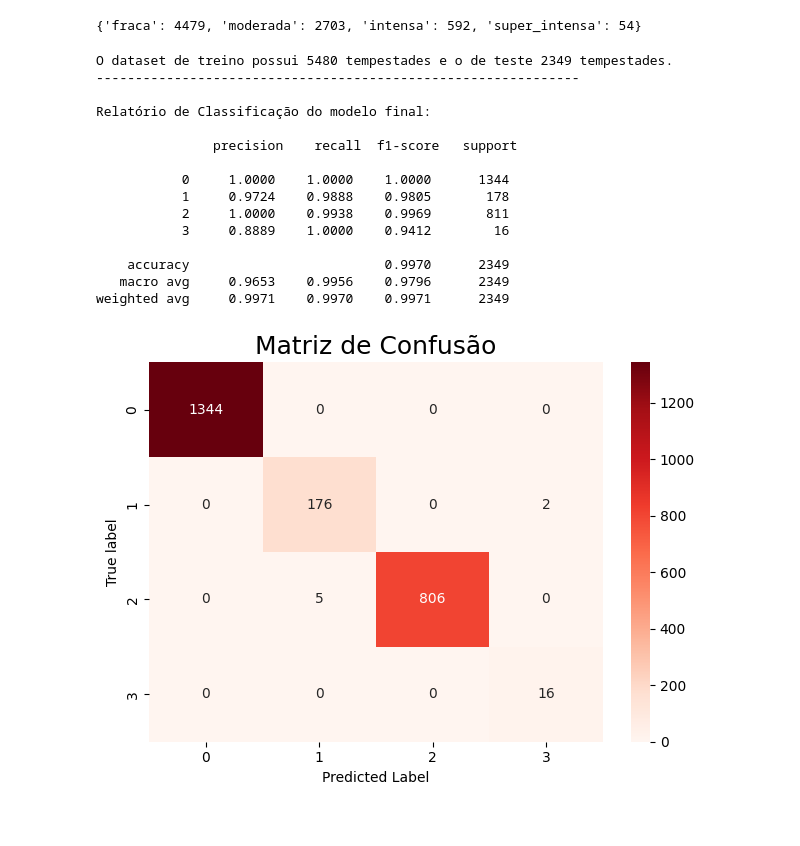
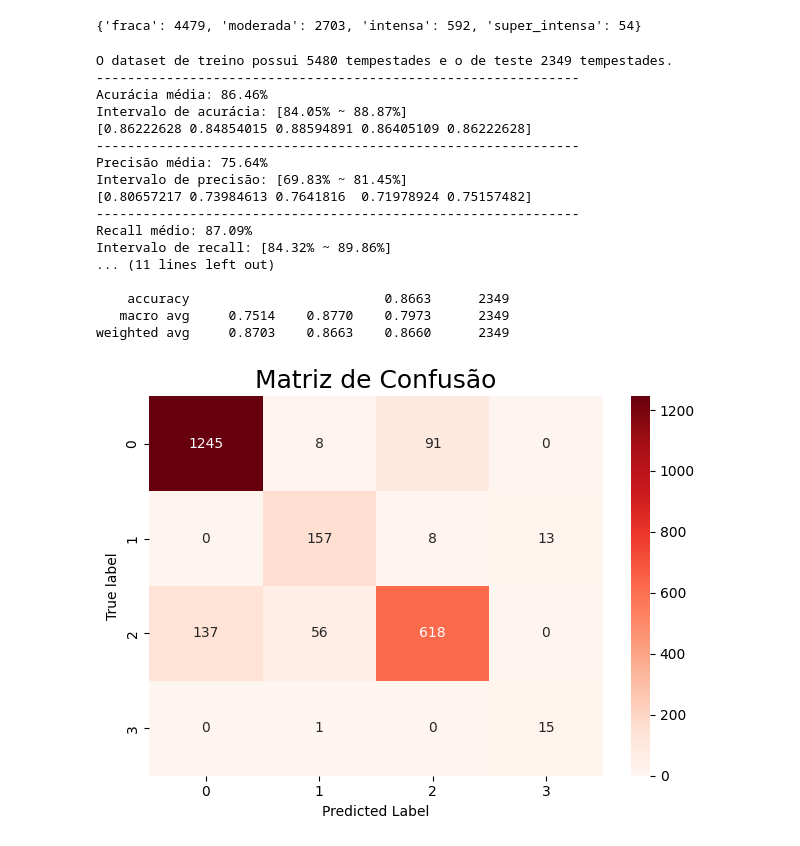
Before and after one commit to GabrieIl/analysis-of-magnetic-storms, a Jupyter notebook: main.ipynb, the cells around one changed output. Drawn from its saved outputs; the diff is of its cells as text; code cells hidden in the pictures.

```diff
--- a/main.ipynb
+++ b/main.ipynb
@@ -330,27 +330,27 @@ def dstMin_kpMax_model() :
 # %%
 #MODELOS
 
-#dst_model()
+dst_model()
 #dst_min_model()
 #kp_model()
 #kp_max_model();
 #dstMin_kpMax_model()
+# %% [output]
+O dataset de treino possui 5480 tempestades e o de teste 2349 tempestades.
+--------------------------------------------------------------
+Acurácia média: 86.46%
+Intervalo de acurácia: [84.05% ~ 88.87%]
+[0.86222628 0.84854015 0.88594891 0.86405109 0.86222628]
+--------------------------------------------------------------
+Precisão média: 75.64%
+Intervalo de precisão: [69.83% ~ 81.45%]
+[0.80657217 0.73984613 0.7641816  0.71978924 0.75157482]
+--------------------------------------------------------------
+Recall médio: 87.09%
+Intervalo de recall: [84.32% ~ 89.86%]
+... (11 lines left out)
+
+    accuracy                         0.8663      2349
+   macro avg     0.7514    0.8770    0.7973      2349
+weighted avg     0.8703    0.8663    0.8660      2349
+[figure, added]
-# %%
-dst_min_model()
-# %% [output]
-O dataset de treino possui 5480 tempestades e o de teste 2349 tempestades.
---------------------------------------------------------------
-
-Relatório de Classificação do modelo final:
-
-               precision    recall  f1-score   support
-
-           0     1.0000    1.0000    1.0000      1344
-           1     0.9724    0.9888    0.9805       178
-           2     1.0000    0.9938    0.9969       811
-           3     0.8889    1.0000    0.9412        16
-
-    accuracy                         0.9970      2349
-   macro avg     0.9653    0.9956    0.9796      2349
-weighted avg     0.9971    0.9970    0.9971      2349
-[figure, removed]
```
Also changed, not shown: parts of 1 cell of this notebook, 3 other files.
